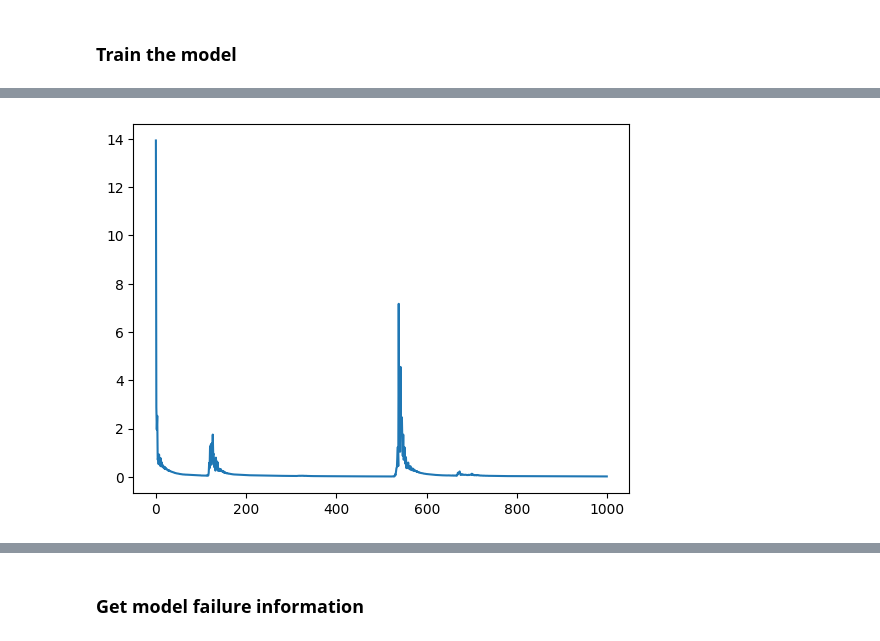
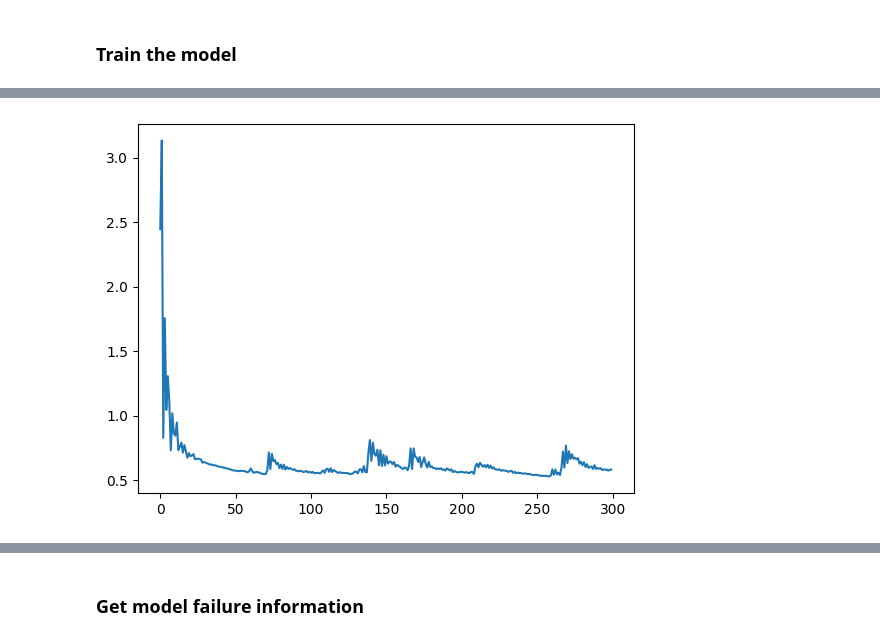
Before and after one commit to abatista-planas/PES_DL, a Jupyter notebook: scripts/main_pes_1D.ipynb, the cells around one changed output, grey strips where cells are left out. Saved outputs shown, nothing was run; the diff lists cells and outputs as text; code cells hidden in the pictures.

```diff
--- a/scripts/main_pes_1D.ipynb
+++ b/scripts/main_pes_1D.ipynb
@@ -14,7 +25,7 @@ from pes_1D.visualization import sample_visualization  # type: ignore
 ### parameters
 # %%
 in_features = 64
-n_samples = 6000
+n_samples = 2000
 test_split = 0.5
 gpu = True
 # %% [markdown]
@@ -30,20 +53,20 @@ sample_visualization(df_samples)
 # %% [markdown]
 ### Discriminator model definition
 # %%
-model = NaiveDiscriminator(in_features, 512, 128, 64, 2)
+model = NaiveDiscriminator(in_features, 64, 64, 64, 2)
 model = model.to("cuda" if gpu else "cpu")  # x = self.dropout(x)
 
 
 criterion = nn.CrossEntropyLoss()
-optimizer = torch.optim.Adam(model.parameters(), lr=0.0005)
+optimizer = torch.optim.Adam(model.parameters(), lr=0.001)
 # %% [markdown]
 ### Train the model
 # %%
-epochs = 1000
+epochs = 300
 
 # Train the model
 print("Training the model...")
-losses = train_model(X_train, y_train, model, criterion, optimizer, epochs)
+losses = train_model(X_train, y_train, model, criterion, optimizer, epochs,verbose=True)
 
 print(f"Training Losses:{losses[-1]}")
 plt.plot(range(epochs), losses)
@@ -57,2 +95,2 @@ Training Losses:0.022311726585030556
-[figure, old version]
+[figure, new version]
 Evaluation:
```
Also changed, not shown: parts of 4 cells of this notebook, 6 other files.
